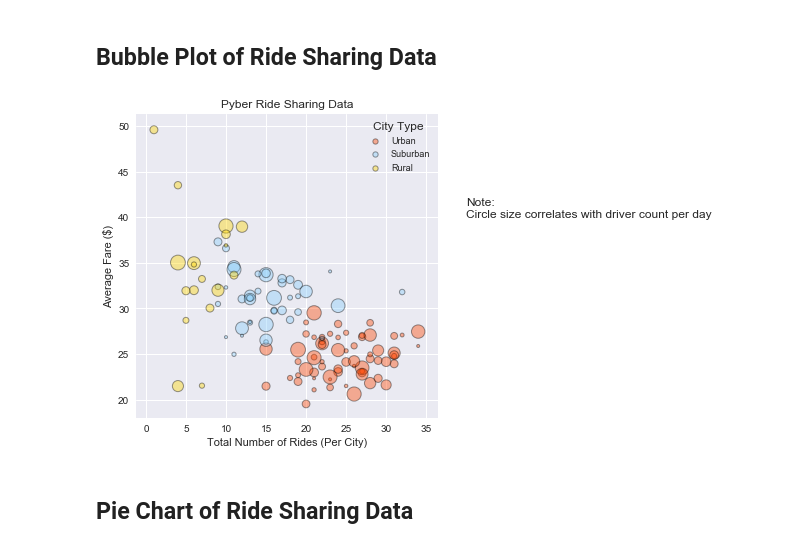
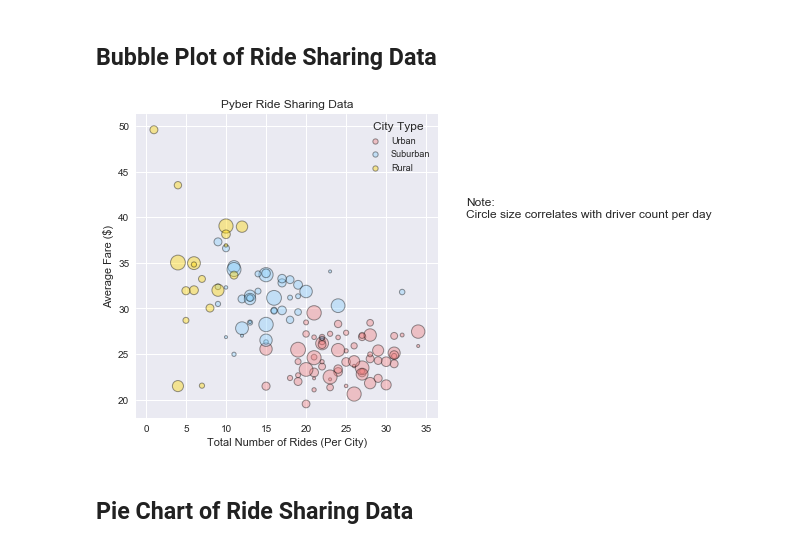
Before and after one commit to deleojean/matplotlib-challenge, a Jupyter notebook: Pyber/main.ipynb, the cells around one changed output. Drawn from its saved outputs; the diff is of its cells as text; code cells hidden in the pictures.

Commit message:
Change urban color to light coral

```diff
--- a/Pyber/main.ipynb
+++ b/Pyber/main.ipynb
@@ -36,35 +36,35 @@ pyber_data.head()
 # %%
 # Create Bubble Plot that showcases the relationship between four key variables
 average_fare = pyber_data.groupby('city').mean()
 total_ride   = pyber_data.groupby('city').count()
 dedup_data   = pyber_data.drop_duplicates('city').set_index('city') # create to retrieve driver_count and type
 
 bubble_data  = {'average fare': average_fare['fare'],
                 'total ride':   total_ride['ride_id'],
                 'total driver': dedup_data['driver_count'],
                 'city type':    dedup_data['type']}
 
 bubble_data  = pd.DataFrame(bubble_data).reset_index()
 
 # The colors of each categorical value
-colors       = ['orangered', 'lightskyblue', 'gold']
+colors       = ['lightcoral', 'lightskyblue', 'gold']
 
 # Creates the bubble plot based upon the values above
 # The size of each point on our plot is determined by their driver total
 sns.set() # sets seaborn grid
 sns.lmplot(x='total ride', y='average fare', hue='city type', data=bubble_data, fit_reg=False, legend_out=False,
            scatter_kws={"s": bubble_data['total driver']*3, 'alpha':0.4, 'linewidth':1, 'edgecolors':"black"},
            palette=colors)
 
 plt.legend(fontsize='9', title='City Type', markerscale=0.5)
 plt.title("Pyber Ride Sharing Data")
 plt.ylabel("Average Fare ($)")
 plt.xlabel("Total Number of Rides (Per City)")
 plt.text(40, 40, "Note:\nCircle size correlates with driver count per day", ha='left')
 
 plt.show()
 # %% [output]
-[figure, old version]
+[figure, new version]
 # %% [markdown]
 ## Pie Chart of Ride Sharing Data
 # %%
```
Also changed, not shown: parts of 4 cells of this notebook.
